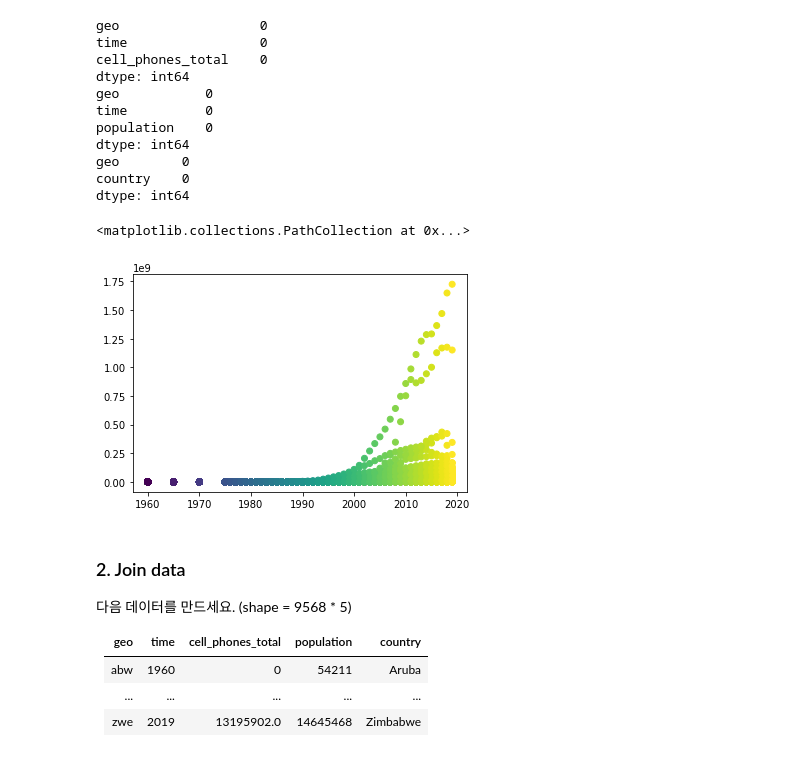
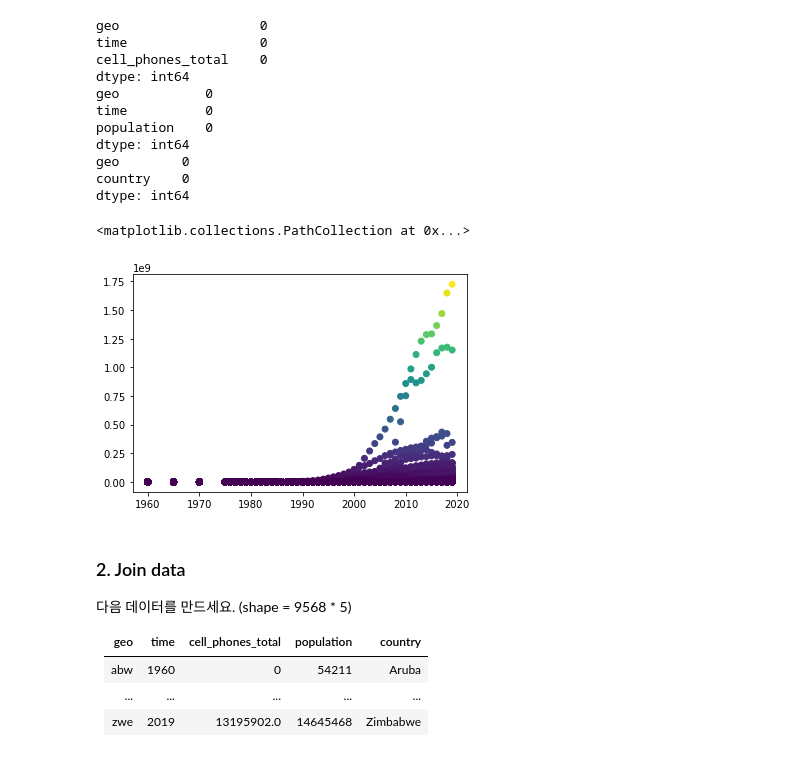
Before and after one commit to sksos7/2020_03_01_Hollys, a Jupyter notebook: ai_sc11x.ipynb, the cells around one changed output. Saved outputs shown, nothing was run; the diff lists cells and outputs as text; code cells hidden in the pictures.

```diff
--- a/ai_sc11x.ipynb
+++ b/ai_sc11x.ipynb
@@ -85,14 +86,14 @@ dtype: int64
 # %%
 import matplotlib.pyplot as plt
 from pandas import DataFrame
 from pandas import Series
 
 # time vs cell_phones_total에 대해서 scatter plot
 # 매개변수 c는 기준에 따른 색변화
-plt.scatter(df1['time'],df1['cell_phones_total'],c=df1['time'])
+plt.scatter(df1['time'],df1['cell_phones_total'],c=df1['cell_phones_total'])
 # %% [output]
 <matplotlib.collections.PathCollection at 0x...>
-[figure, old version]
+[figure, new version]
 # %% [markdown]
 ### 2. Join data
 
```
Also changed, not shown: parts of 6 cells of this notebook.
